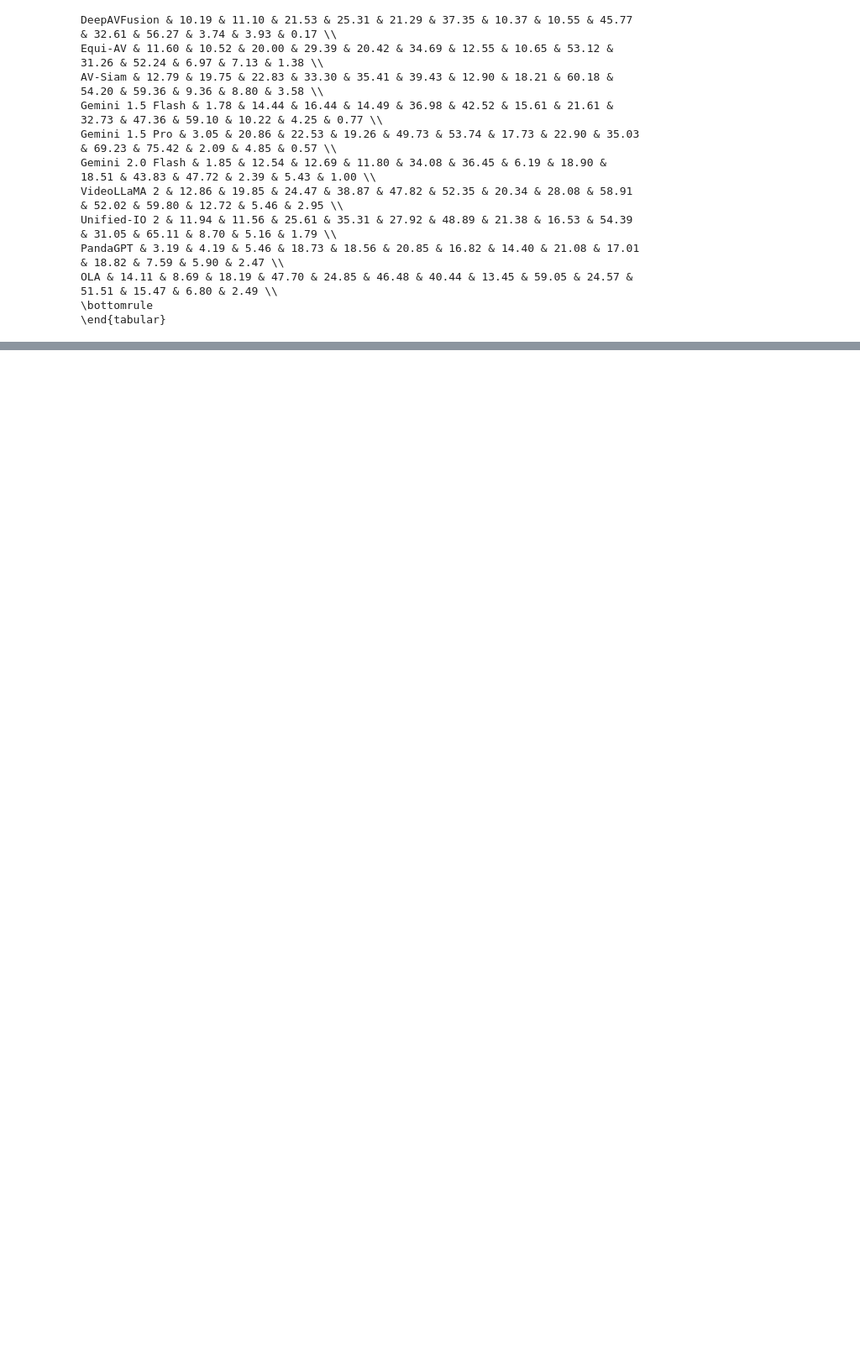
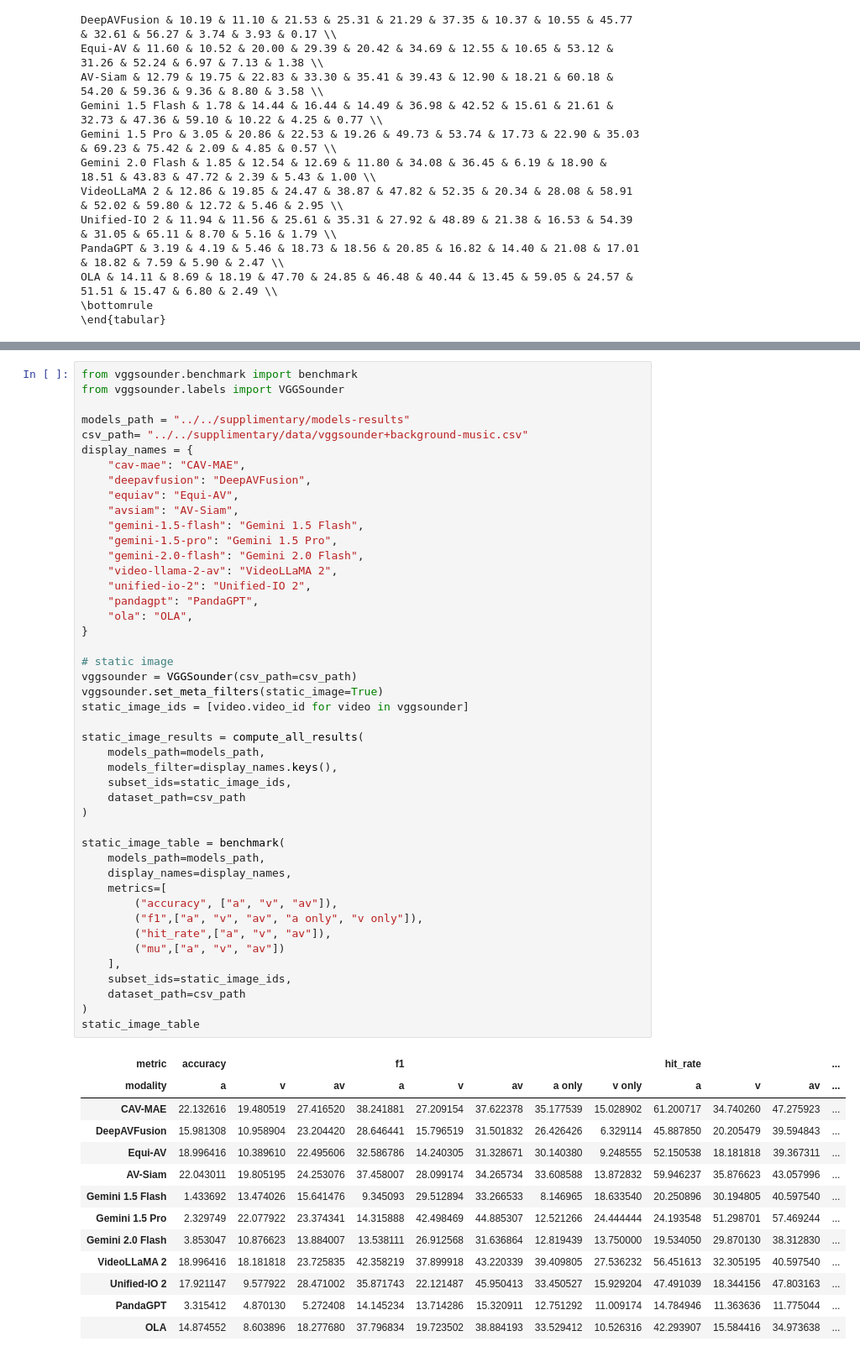
Before and after one commit to Bizilizi/VGGSounder, a Jupyter notebook: experiments/visualisations/metrics.ipynb, the cells around one changed output, grey strips where cells are left out. Shown at 84% size. Drawn from its saved outputs; the diff is of its cells as text; blank space fills up the shorter version.

```diff
--- a/experiments/visualisations/metrics.ipynb
+++ b/experiments/visualisations/metrics.ipynb
@@ -46,0 +519,59 @@ OLA & 14.11 & 8.69 & 18.19 & 47.70 & 24.85 & 46.48 & 40.44 & 13.45 & 59.05 & 24.
+# %%
+from vggsounder.benchmark import benchmark
+from vggsounder.labels import VGGSounder
+
+models_path = "../../supplimentary/models-results"
+csv_path= "../../supplimentary/data/vggsounder+background-music.csv"
+display_names = {
+    "cav-mae": "CAV-MAE",
+    "deepavfusion": "DeepAVFusion",
+    "equiav": "Equi-AV",
+    "avsiam": "AV-Siam",
+    "gemini-1.5-flash": "Gemini 1.5 Flash",
+    "gemini-1.5-pro": "Gemini 1.5 Pro",
+    "gemini-2.0-flash": "Gemini 2.0 Flash",
+    "video-llama-2-av": "VideoLLaMA 2",
+    "unified-io-2": "Unified-IO 2",
+    "pandagpt": "PandaGPT",
+    "ola": "OLA",
+}
+
+# static image
+vggsounder = VGGSounder(csv_path=csv_path)
+vggsounder.set_meta_filters(static_image=True)
+static_image_ids = [video.video_id for video in vggsounder]
+
+static_image_results = compute_all_results(
+    models_path=models_path,
+    models_filter=display_names.keys(),
+    subset_ids=static_image_ids,
+    dataset_path=csv_path
+)
+
+static_image_table = benchmark(
+    models_path=models_path,
+    display_names=display_names,
+    metrics=[
+        ("accuracy", ["a", "v", "av"]),
+        ("f1",["a", "v", "av", "a only", "v only"]),
+        ("hit_rate",["a", "v", "av"]),
+        ("mu",["a", "v", "av"])
+    ],
+    subset_ids=static_image_ids,
+    dataset_path=csv_path
+)
+static_image_table
+# %% [output]
+| metric | accuracy |  |  | f1 |  |  |  |  | hit_rate |  |  | ... |
+| modality | a | v | av | a | v | av | a only | v only | a | v | av | ... |
+| CAV-MAE | 22.132616 | 19.480519 | 27.416520 | 38.241881 | 27.209154 | 37.622378 | 35.177539 | 15.028902 | 61.200717 | 34.740260 | 47.275923 | ... |
+| DeepAVFusion | 15.981308 | 10.958904 | 23.204420 | 28.646441 | 15.796519 | 31.501832 | 26.426426 | 6.329114 | 45.887850 | 20.205479 | 39.594843 | ... |
+| Equi-AV | 18.996416 | 10.389610 | 22.495606 | 32.586786 | 14.240305 | 31.328671 | 30.140380 | 9.248555 | 52.150538 | 18.181818 | 39.367311 | ... |
+| AV-Siam | 22.043011 | 19.805195 | 24.253076 | 37.458007 | 28.099174 | 34.265734 | 33.608588 | 13.872832 | 59.946237 | 35.876623 | 43.057996 | ... |
+| Gemini 1.5 Flash | 1.433692 | 13.474026 | 15.641476 | 9.345093 | 29.512894 | 33.266533 | 8.146965 | 18.633540 | 20.250896 | 30.194805 | 40.597540 | ... |
+| Gemini 1.5 Pro | 2.329749 | 22.077922 | 23.374341 | 14.315888 | 42.498469 | 44.885307 | 12.521266 | 24.444444 | 24.193548 | 51.298701 | 57.469244 | ... |
+| Gemini 2.0 Flash | 3.853047 | 10.876623 | 13.884007 | 13.538111 | 26.912568 | 31.636864 | 12.819439 | 13.750000 | 19.534050 | 29.870130 | 38.312830 | ... |
+| VideoLLaMA 2 | 18.996416 | 18.181818 | 23.725835 | 42.358219 | 37.899918 | 43.220339 | 39.409805 | 27.536232 | 56.451613 | 32.305195 | 40.597540 | ... |
+| Unified-IO 2 | 17.921147 | 9.577922 | 28.471002 | 35.871743 | 22.121487 | 45.950413 | 33.450527 | 15.929204 | 47.491039 | 18.344156 | 47.803163 | ... |
+| PandaGPT | 3.315412 | 4.870130 | 5.272408 | 14.145234 | 13.714286 | 15.320911 | 12.751292 | 11.009174 | 14.784946 | 11.363636 | 11.775044 | ... |
+| OLA | 14.874552 | 8.603896 | 18.277680 | 37.796834 | 19.723502 | 38.884193 | 33.529412 | 10.526316 | 42.293907 | 15.584416 | 34.973638 | ... |
```
Also changed, not shown: parts of 33 cells of this notebook, 6 other files.
